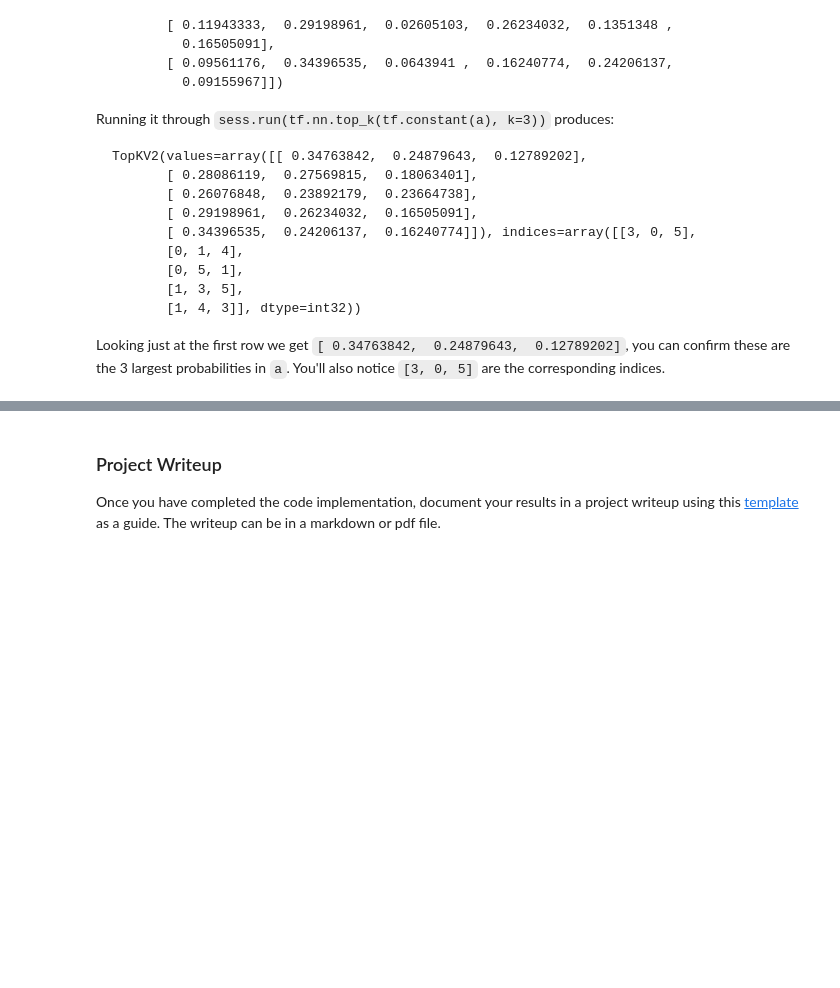
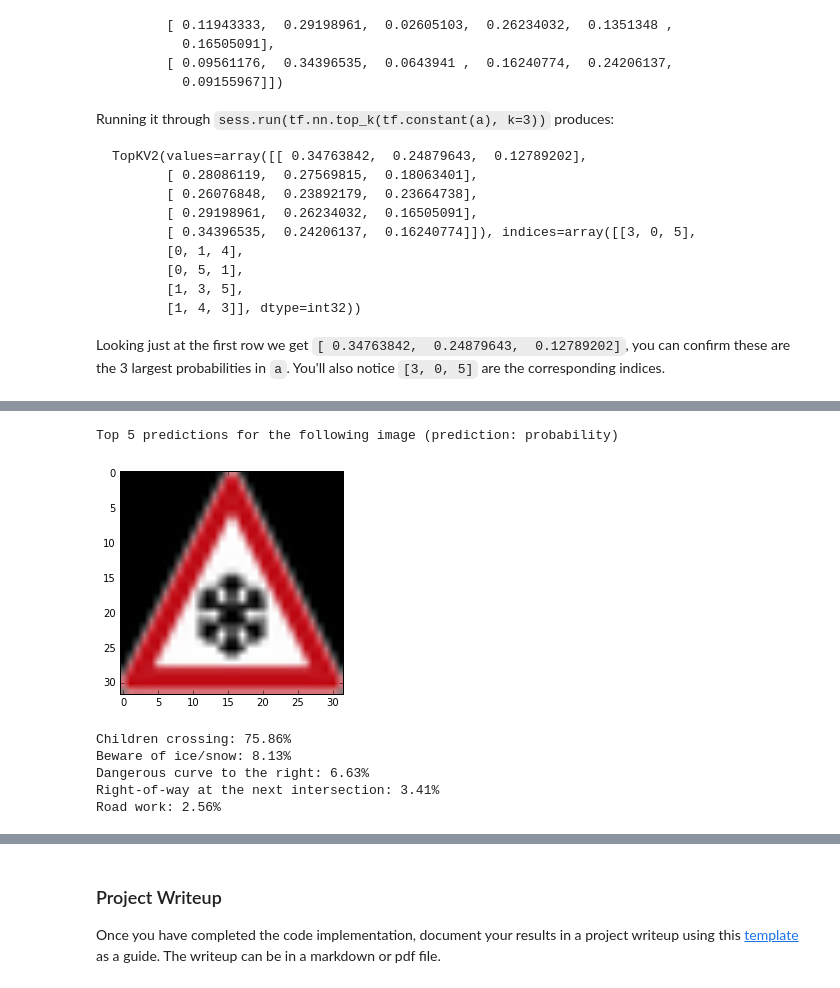
Before and after one commit to JavonDavis/Traffic-Sign-Classifier, a Jupyter notebook: Traffic_Sign_Classifier.ipynb, the cells around one changed output, grey strips where cells are left out. Saved outputs shown, nothing was run; the diff lists cells and outputs as text; code cells hidden in the pictures; blank space fills up the shorter version.

```diff
--- a/Traffic_Sign_Classifier.ipynb
+++ b/Traffic_Sign_Classifier.ipynb
@@ -518,0 +659,11 @@ Looking just at the first row we get `[ 0.34763842,  0.24879643,  0.12789202]`,
+# %%
+i = 2
+display_pred_certainty(images[i], top_k_vals[i], top_k_idxs[i])
+# %% [output]
+Top 5 predictions for the following image (prediction: probability)
+[figure, added]
+Children crossing: 75.86%
+Beware of ice/snow: 8.13%
+Dangerous curve to the right: 6.63%
+Right-of-way at the next intersection: 3.41%
+Road work: 2.56%
```
Also changed, not shown: parts of 30 cells of this notebook, 8 other files.
